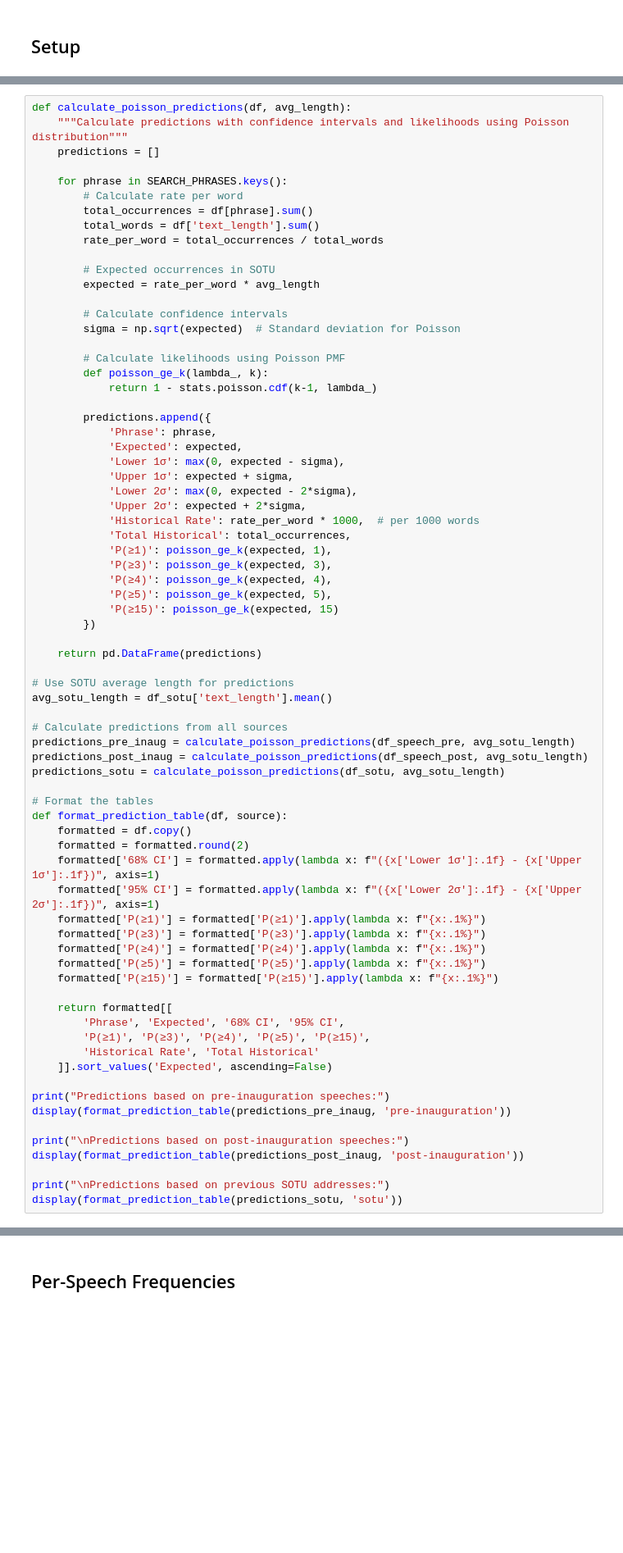
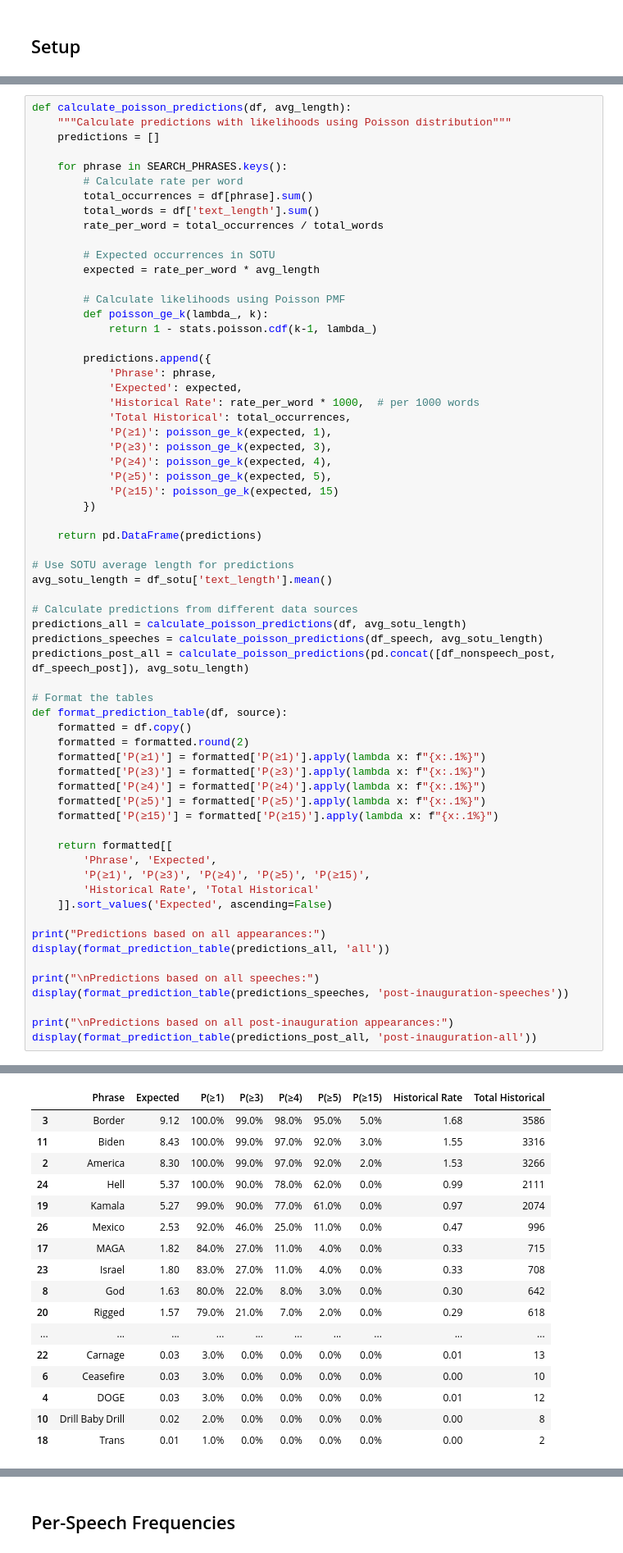
Before and after one commit to jsteng19/kalshi-research, a Jupyter notebook: notebooks/sotu_analysis.ipynb, the cells around one changed output, grey strips where cells are left out. Shown at 82% size. Saved outputs shown, nothing was run; the diff lists cells and outputs as text; blank space fills up the shorter version.

```diff
--- a/notebooks/sotu_analysis.ipynb
+++ b/notebooks/sotu_analysis.ipynb
@@ -295,6 +351,6 @@ display(df_sotu_counts.style.format({col: '{:.0f}' for col in df_sotu_counts.col
 # %%
 def calculate_poisson_predictions(df, avg_length):
-    """Calculate predictions with confidence intervals and likelihoods using Poisson distribution"""
+    """Calculate predictions with likelihoods using Poisson distribution"""
     predictions = []
 
     for phrase in SEARCH_PHRASES.keys():
@@ -306,9 +362,6 @@ def calculate_poisson_predictions(df, avg_length):
         # Expected occurrences in SOTU
         expected = rate_per_word * avg_length
 
-        # Calculate confidence intervals
-        sigma = np.sqrt(expected)  # Standard deviation for Poisson
-
         # Calculate likelihoods using Poisson PMF
         def poisson_ge_k(lambda_, k):
             return 1 - stats.poisson.cdf(k-1, lambda_)
@@ -316,10 +369,6 @@ def calculate_poisson_predictions(df, avg_length):
         predictions.append({
             'Phrase': phrase,
             'Expected': expected,
-            'Lower 1σ': max(0, expected - sigma),
-            'Upper 1σ': expected + sigma,
-            'Lower 2σ': max(0, expected - 2*sigma),
-            'Upper 2σ': expected + 2*sigma,
             'Historical Rate': rate_per_word * 1000,  # per 1000 words
             'Total Historical': total_occurrences,
             'P(≥1)': poisson_ge_k(expected, 1),
@@ -334,17 +383,15 @@ def calculate_poisson_predictions(df, avg_length):
 # Use SOTU average length for predictions
 avg_sotu_length = df_sotu['text_length'].mean()
 
-# Calculate predictions from all sources
-predictions_pre_inaug = calculate_poisson_predictions(df_speech_pre, avg_sotu_length)
-predictions_post_inaug = calculate_poisson_predictions(df_speech_post, avg_sotu_length)
-predictions_sotu = calculate_poisson_predictions(df_sotu, avg_sotu_length)
+# Calculate predictions from different data sources
+predictions_all = calculate_poisson_predictions(df, avg_sotu_length)
+predictions_speeches = calculate_poisson_predictions(df_speech, avg_sotu_length)
+predictions_post_all = calculate_poisson_predictions(pd.concat([df_nonspeech_post, df_speech_post]), avg_sotu_length)
 
 # Format the tables
 def format_prediction_table(df, source):
     formatted = df.copy()
     formatted = formatted.round(2)
-    formatted['68% CI'] = formatted.apply(lambda x: f"({x['Lower 1σ']:.1f} - {x['Upper 1σ']:.1f})", axis=1)
-    formatted['95% CI'] = formatted.apply(lambda x: f"({x['Lower 2σ']:.1f} - {x['Upper 2σ']:.1f})", axis=1)
     formatted['P(≥1)'] = formatted['P(≥1)'].apply(lambda x: f"{x:.1%}")
     formatted['P(≥3)'] = formatted['P(≥3)'].apply(lambda x: f"{x:.1%}")
     formatted['P(≥4)'] = formatted['P(≥4)'].apply(lambda x: f"{x:.1%}")
@@ -352,16 +399,17 @@ def format_prediction_table(df, source):
     formatted['P(≥15)'] = formatted['P(≥15)'].apply(lambda x: f"{x:.1%}")
 
     return formatted[[
-        'Phrase', 'Expected', '68% CI', '95% CI',
+        'Phrase', 'Expected',
         'P(≥1)', 'P(≥3)', 'P(≥4)', 'P(≥5)', 'P(≥15)',
         'Historical Rate', 'Total Historical'
     ]].sort_values('Expected', ascending=False)
 
-print("Predictions based on pre-inauguration speeches:")
-display(format_prediction_table(predictions_pre_inaug, 'pre-inauguration'))
+print("Predictions based on all appearances:")
+display(format_prediction_table(predictions_all, 'all'))
 
-print("\nPredictions based on post-inauguration speeches:")
-display(format_prediction_table(predictions_post_inaug, 'post-inauguration'))
+print("\nPredictions based on all speeches:")
+display(format_prediction_table(predictions_speeches, 'post-inauguration-speeches'))
 
-print("\nPredictions based on previous SOTU addresses:")
-display(format_prediction_table(predictions_sotu, 'sotu'))
+print("\nPredictions based on all post-inauguration appearances:")
+display(format_prediction_table(predictions_post_all, 'post-inauguration-all'))
+# %% [output]
@@ -367,0 +417,17 @@ display(format_prediction_table(predictions_sotu, 'sotu'))
+|  | Phrase | Expected | P(≥1) | P(≥3) | P(≥4) | P(≥5) | P(≥15) | Historical Rate | Total Historical |
+| 3 | Border | 9.12 | 100.0% | 99.0% | 98.0% | 95.0% | 5.0% | 1.68 | 3586 |
+| 11 | Biden | 8.43 | 100.0% | 99.0% | 97.0% | 92.0% | 3.0% | 1.55 | 3316 |
+| 2 | America | 8.30 | 100.0% | 99.0% | 97.0% | 92.0% | 2.0% | 1.53 | 3266 |
+| 24 | Hell | 5.37 | 100.0% | 90.0% | 78.0% | 62.0% | 0.0% | 0.99 | 2111 |
+| 19 | Kamala | 5.27 | 99.0% | 90.0% | 77.0% | 61.0% | 0.0% | 0.97 | 2074 |
+| 26 | Mexico | 2.53 | 92.0% | 46.0% | 25.0% | 11.0% | 0.0% | 0.47 | 996 |
+| 17 | MAGA | 1.82 | 84.0% | 27.0% | 11.0% | 4.0% | 0.0% | 0.33 | 715 |
+| 23 | Israel | 1.80 | 83.0% | 27.0% | 11.0% | 4.0% | 0.0% | 0.33 | 708 |
+| 8 | God | 1.63 | 80.0% | 22.0% | 8.0% | 3.0% | 0.0% | 0.30 | 642 |
+| 20 | Rigged | 1.57 | 79.0% | 21.0% | 7.0% | 2.0% | 0.0% | 0.29 | 618 |
+| ... | ... | ... | ... | ... | ... | ... | ... | ... | ... |
+| 22 | Carnage | 0.03 | 3.0% | 0.0% | 0.0% | 0.0% | 0.0% | 0.01 | 13 |
+| 6 | Ceasefire | 0.03 | 3.0% | 0.0% | 0.0% | 0.0% | 0.0% | 0.00 | 10 |
+| 4 | DOGE | 0.03 | 3.0% | 0.0% | 0.0% | 0.0% | 0.0% | 0.01 | 12 |
+| 10 | Drill Baby Drill | 0.02 | 2.0% | 0.0% | 0.0% | 0.0% | 0.0% | 0.00 | 8 |
+| 18 | Trans | 0.01 | 1.0% | 0.0% | 0.0% | 0.0% | 0.0% | 0.00 | 2 |
```
Also changed, not shown: parts of 26 cells of this notebook, 16 other files.
